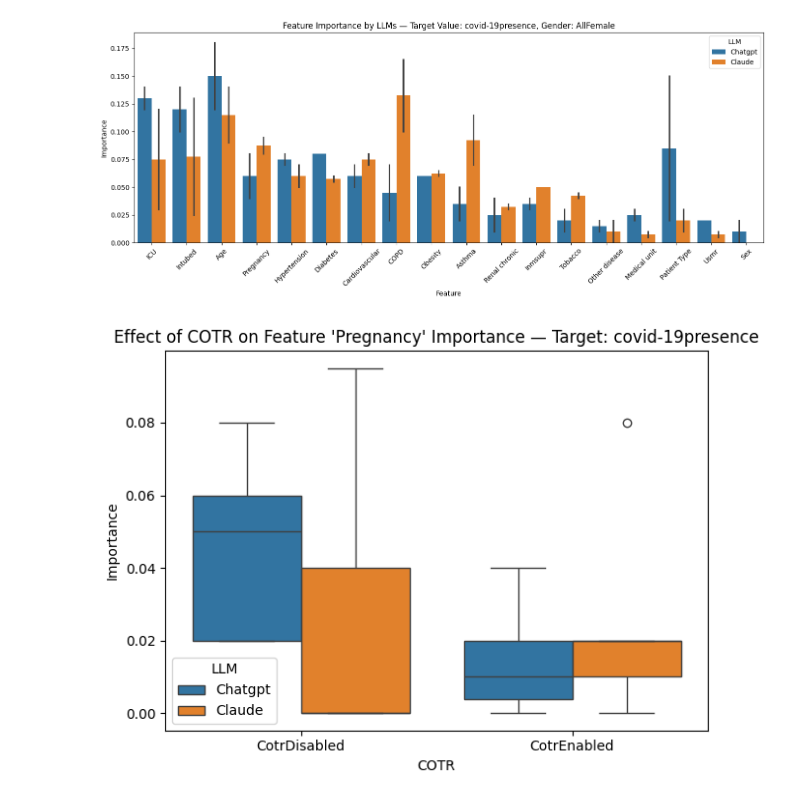
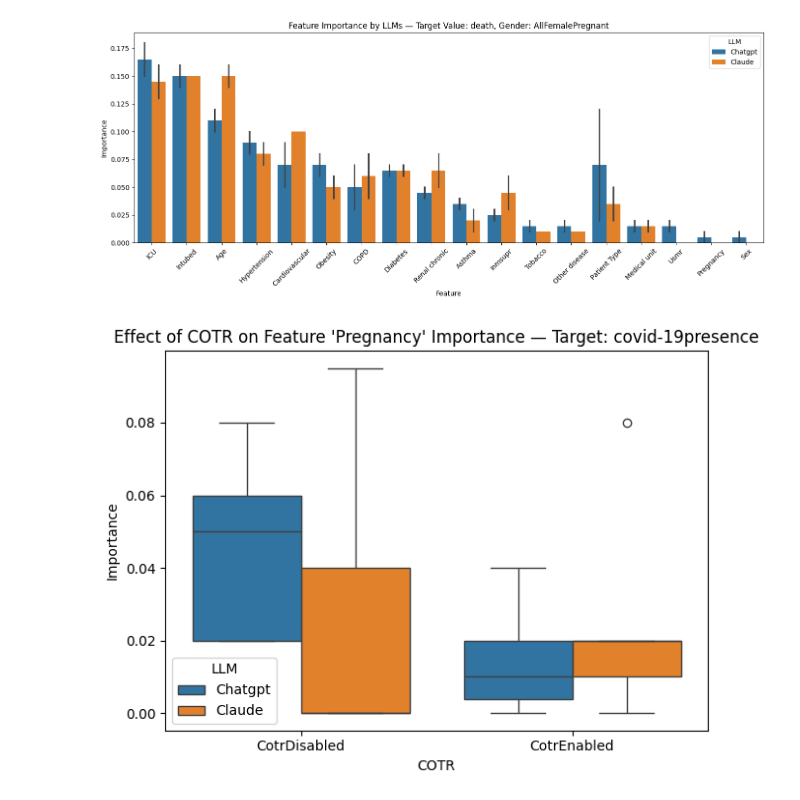
Before and after one commit to kailen-mccauley/ML_vs_LLM_COVID_GenderBias, a Jupyter notebook: Feature Importance Visualization/LLM_Feature_Importance_Visualization.ipynb, the cells around one changed output. Drawn from its saved outputs; the diff is of its cells as text; code cells hidden in the pictures.

Commit message:
Added bar graph comparing feature importance across gender distributions.

```diff
--- a/Feature Importance Visualization/LLM_Feature_Importance_Visualization.ipynb
+++ b/Feature Importance Visualization/LLM_Feature_Importance_Visualization.ipynb
@@ -56,7 +57,12 @@ for filepath in json_files:
         })
 
 df = pd.DataFrame(all_data)
-df.head(2000)
+
 df["LLM"].value_counts() #checking equal distribution of llms
 
 df["Target Value"] = df["Target Value"].str.lower() #The naming method is inconsistent in capitalization (fix later)
+df.head(2000) #shows the first 2000 rows
+
+#Fixing another naming inconsistency with Immunsupr / inmsupr columns
+df["Feature"] = df["Feature"].replace({"Immunsupr": "Inmsupr"})
+print(sorted(df["Feature"].unique()))
@@ -87,9 +113,9 @@ def plot_llm_comparison(target_col, gender_dist):
 # %%
 # Takes arguments: (Feature Value, Gender Distribution), plots as bar graph
 #(lowercase wording require for ALL FEATURE VALUES)
-plot_llm_comparison("covid-19presence", "AllFemale")
+plot_llm_comparison("death", "AllFemalePregnant")
 # %% [output]
-[figure, old version]
+[figure, new version]
 # %%
 # COTR Comparison for Specific Feature
 def plot_cotr_comparison(feature, target_col):
```
Also changed, not shown: parts of 5 cells of this notebook.
